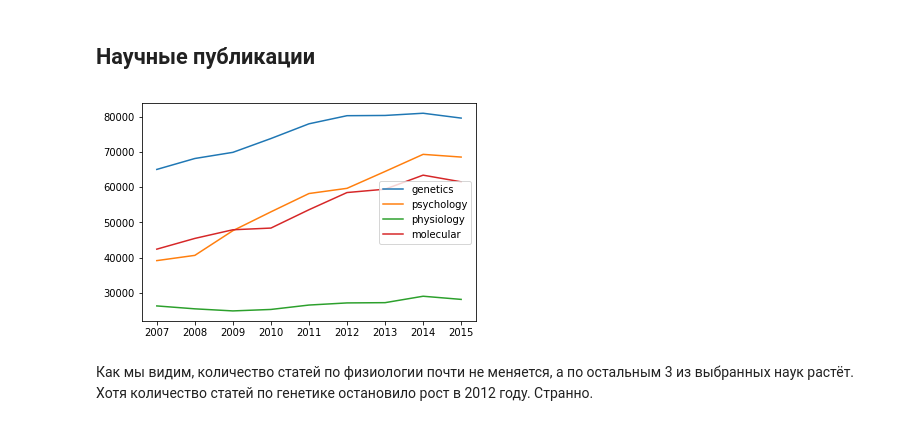
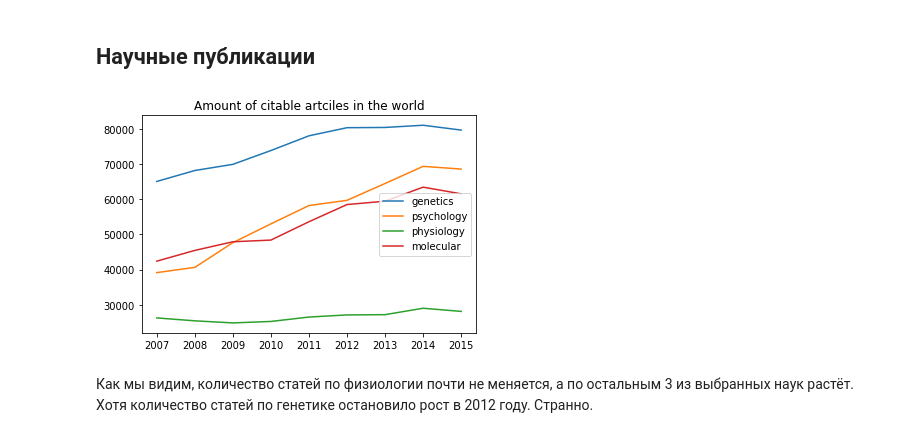
Before and after one commit to Derrior/data-journalism, a Jupyter notebook: data-crawling/who-data.ipynb, the cells around one changed output. Drawn from its saved outputs; the diff is of its cells as text; code cells hidden in the pictures.

```diff
--- a/data-crawling/who-data.ipynb
+++ b/data-crawling/who-data.ipynb
@@ -216,22 +263,22 @@ filtered_bae[filtered_bae["Infectious and parasitic diseases"] > 2000]
 # %%
 articles_total = pandas.DataFrame()
 articles_subject = {}
 #artticles[articles["Year"] == year & articles["Subject"] == subj]
 for subj in article_subjects:
     #articles_total[subj] = pandas.Series([0] * 10)
     articles_subject[subj] = articles[articles["Subject"] == subj]
     for year in range(2007, 2016):
         articles_total.loc[year, subj] = 0
     for year in range(2007, 2016):
         articles_total.loc[year, subj] += articles_subject[subj][articles_subject[subj]["Year"] == year]["Citable documents"].sum()
         pass
-articles_total.plot.line(label="Amount of cirable artciles in the world").get_figure().savefig("../docs/articles_stats.png")
+articles_total.plot.line(title="Amount of citable artciles in the world").get_figure().savefig("../docs/articles_stats.png")
 
 export_table = open("../docs/articles_stats.html", "w")
 print(articles_total.to_html(), file=export_table)
 export_table.close()
 # %% [output]
-[figure, old version]
+[figure, new version]
 # %% [markdown]
 Как мы видим, количество статей по физиологии почти не меняется, а по остальным 3 из выбранных наук растёт. Хотя количество статей по генетике остановило рост в 2012 году. Странно.
 # %%
```
Also changed, not shown: parts of 6 cells of this notebook, 7 other files.
